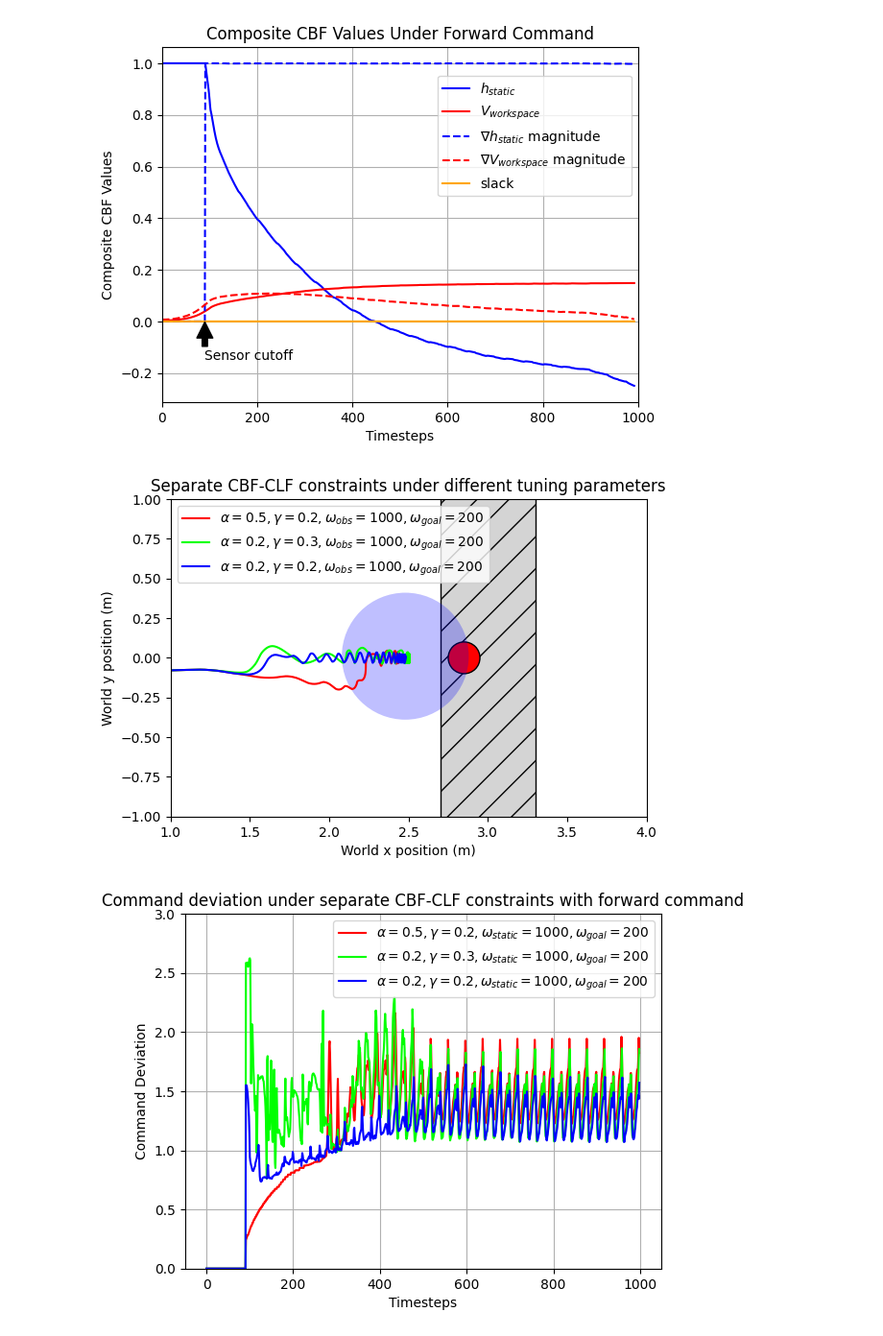
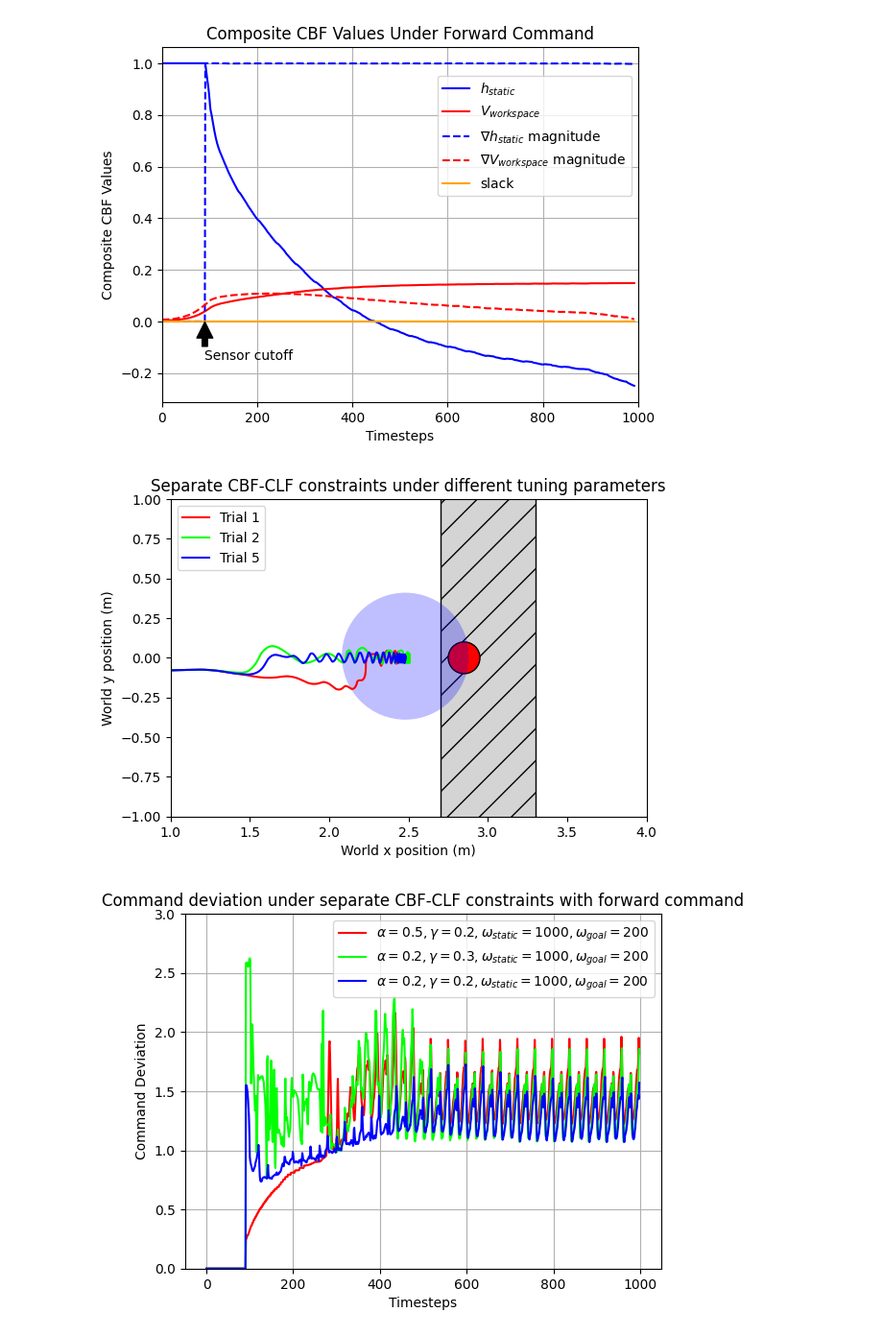
Before and after one commit to famsvip/Robot-Navigation-Collision-Avoidance-, a Jupyter notebook: data/plotting.ipynb, the cells around one changed output. Shown at 96% size. Drawn from its saved outputs; the diff is of its cells as text; code cells hidden in the pictures.

```diff
--- a/data/plotting.ipynb
+++ b/data/plotting.ipynb
@@ -107,37 +107,37 @@ plt.show()
 # %%
 # Trajectory plots for tuning alpha and gamma for separate CBF_CLF
 
 data_threshold = 10000
 
 # Load data
 separated_1 = np.load("./separated_pos_1.npy")
 separated_2 = np.load("./separated_pos_2.npy")
 separated_4 = np.load("./separated_pos_4.npy")
 
 fig, ax = plt.subplots()
 
 rect = Rectangle((2.7, -1.8), width=0.6, height=3.6,
                  edgecolor='black', facecolor=(0.83, 0.83, 0.83), hatch="/")
 circle_target = Circle((2.85, 0.0), radius=0.1, edgecolor="black", facecolor="red")
 circle_separated_1 = Circle((separated_1[data_threshold-1,:2]), radius=0.4, facecolor=(0,0,1.0,0.25))
 ax.add_patch(rect)
 ax.add_patch(circle_target)
 ax.add_patch(circle_separated_1)
 
-ax.plot(separated_2[:data_threshold,0], separated_2[:data_threshold,1], color=(1.0,0,0), label=r"$\alpha=0.5,\gamma=0.2, \omega_{obs}=1000, \omega_{goal}=200$")
-ax.plot(separated_4[:data_threshold,0], separated_4[:data_threshold,1], color=(0,1,0), label=r"$\alpha=0.2,\gamma=0.3, \omega_{obs}=1000, \omega_{goal}=200$")
-ax.plot(separated_1[:data_threshold,0], separated_1[:data_threshold,1], color=(0,0,1.0), label=r"$\alpha=0.2,\gamma=0.2, \omega_{obs}=1000, \omega_{goal}=200$")
+ax.plot(separated_2[:data_threshold,0], separated_2[:data_threshold,1], color=(1.0,0,0), label="Trial 1")
+ax.plot(separated_4[:data_threshold,0], separated_4[:data_threshold,1], color=(0,1,0), label="Trial 2")
+ax.plot(separated_1[:data_threshold,0], separated_1[:data_threshold,1], color=(0,0,1.0), label="Trial 5")
 ax.set_xlim(1, 4)
 ax.set_ylim(-1, 1)
 ax.set_aspect('equal')
 plt.grid(False)
 plt.title('Separate CBF-CLF constraints under different tuning parameters')
 plt.xlabel("World x position (m)")
 plt.ylabel("World y position (m)")
 plt.legend(loc="upper left")
 plt.show()
 # %% [output]
-[figure, old version]
+[figure, new version]
 # %%
 # Consecutive command error for tuning alpha and gamma for separate CBF_CLF
 
```
Also changed, not shown: parts of 8 cells of this notebook, 10 other files.
